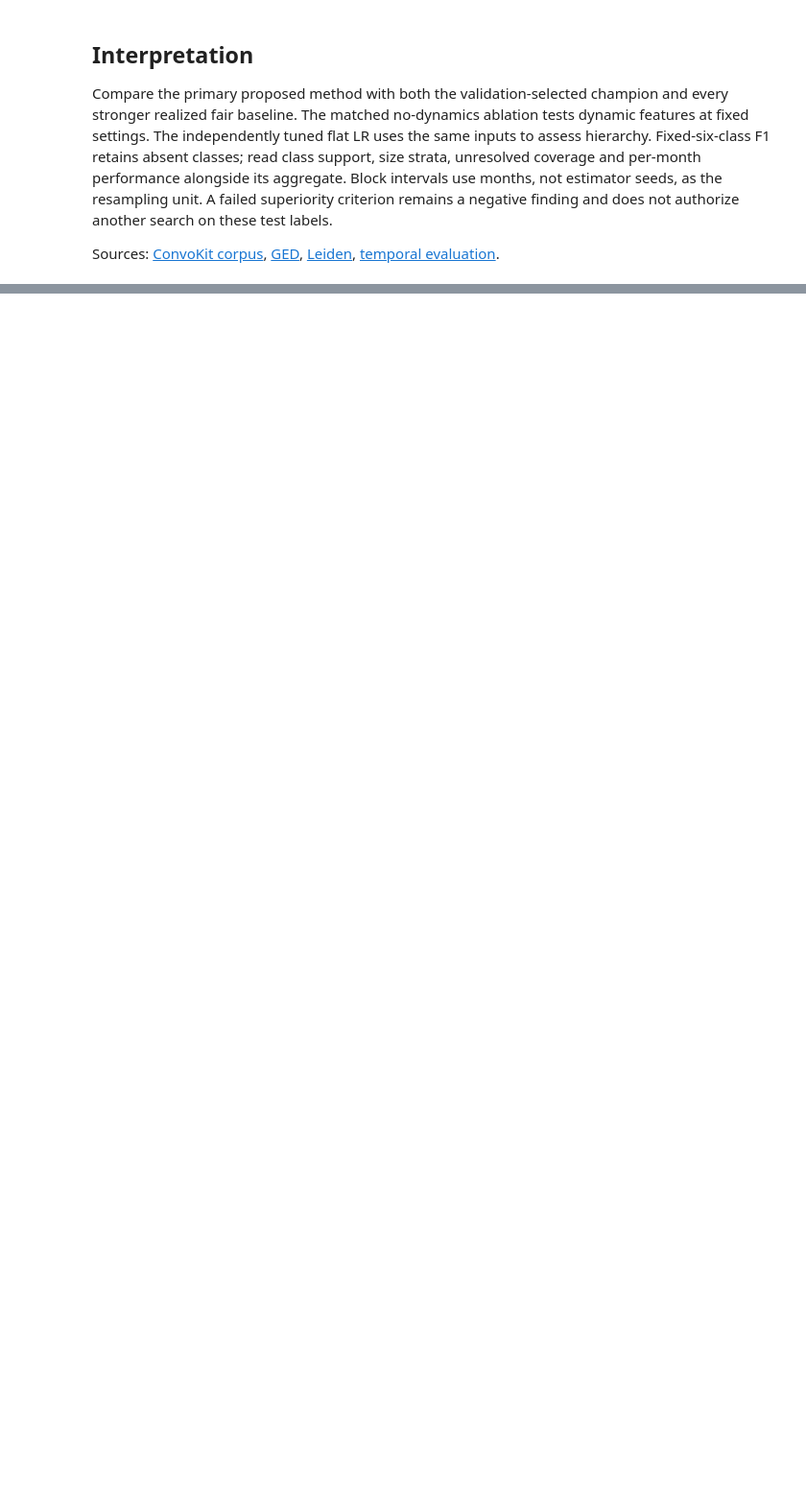
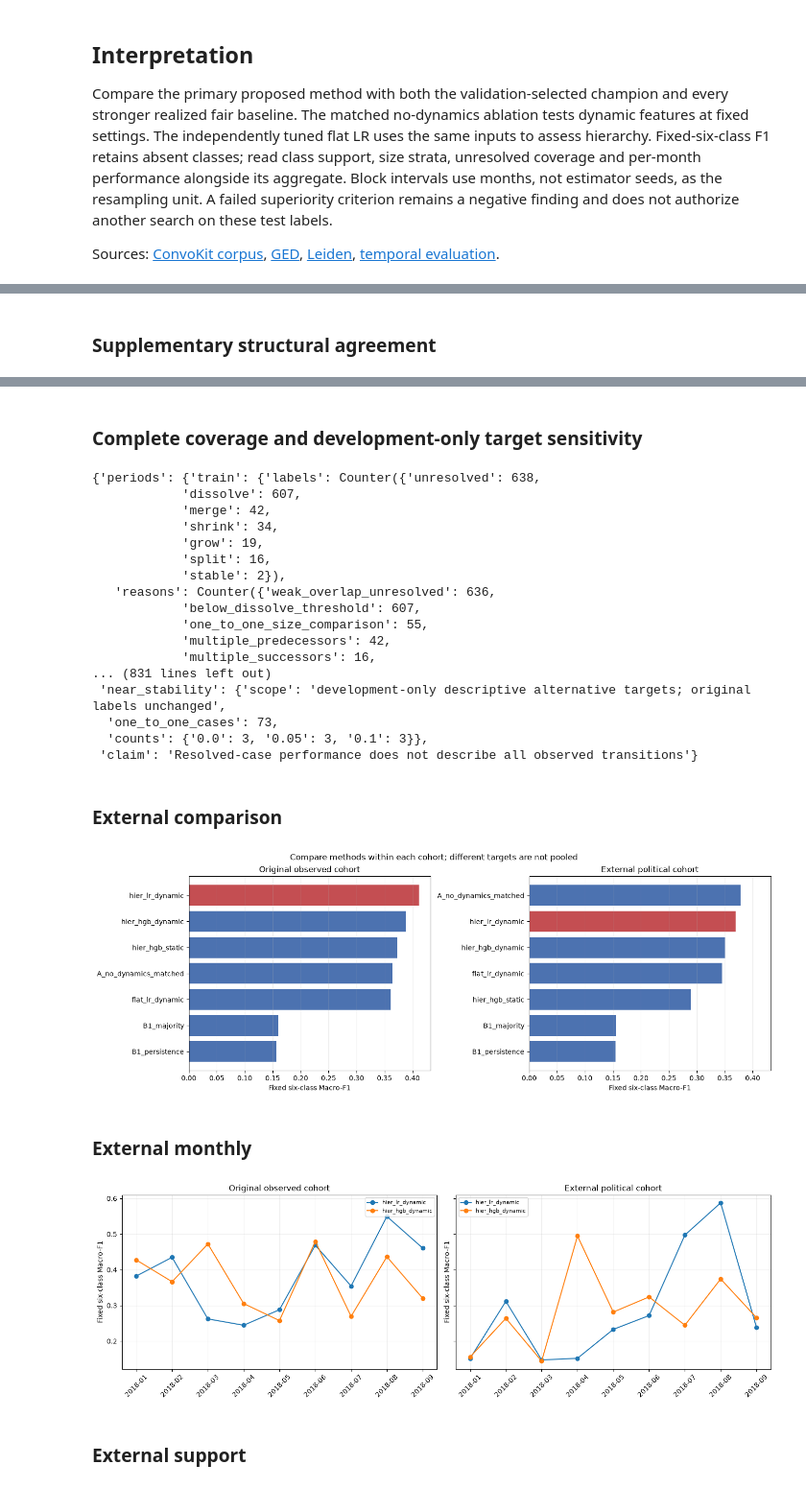
Before and after one commit to TamNgx179/reddit-community-evolution, a Jupyter notebook: notebooks/core/05_temporal_activity_study.ipynb, the cells around one changed output, grey strips where cells are left out. Shown at 96% size. Drawn from its saved outputs; the diff is of its cells as text; code cells hidden in the pictures; blank space fills up the shorter version.

```diff
--- a/notebooks/core/05_temporal_activity_study.ipynb
+++ b/notebooks/core/05_temporal_activity_study.ipynb
@@ -161,0 +174,22 @@ Sources: [ConvoKit corpus](https://convokit.cornell.edu/documentation/subreddit.
+# %%
+# Verify actual predictions and source-bound review summaries before display.
+from reddit_sna.reporting.confirmation import read_confirmation, confirmation_figures
+confirmation = read_confirmation(
+    run, project / "artifacts/confirmation/political-cohort-001",
+    project / "artifacts/validation/review-panel-001")
+external = confirmation["confirmation"]["evaluation"]
+display(Markdown("### Fixed external comparison"))
+display({key: external[key] for key in ("mean_macro_f1", "delta_vs_champion",
+    "delta_vs_strongest", "intervals", "superiority")})
+# Report aggregation only: never display private case identities or judgments.
+display(Markdown("### Supplementary structural agreement"))
+display({period: {key: values[key] for key in
+    ("cases", "reviewer_type", "raw_agreement", "cohen_kappa", "human_review")}
+    for period, values in confirmation["reviews"].items()})
+display(Markdown("### Complete coverage and development-only target sensitivity"))
+display(confirmation["coverage"])
+for name, figure in confirmation_figures(confirmation).items():
+    display(Markdown(f"### External {name}"))
+    display(figure)
+    plt.close(figure)
+# %% [output]
@@ -161,0 +212 @@ Sources: [ConvoKit corpus](https://convokit.cornell.edu/documentation/subreddit.
+### Supplementary structural agreement
@@ -161,0 +223,23 @@ Sources: [ConvoKit corpus](https://convokit.cornell.edu/documentation/subreddit.
+### Complete coverage and development-only target sensitivity
+{'periods': {'train': {'labels': Counter({'unresolved': 638,
+            'dissolve': 607,
+            'merge': 42,
+            'shrink': 34,
+            'grow': 19,
+            'split': 16,
+            'stable': 2}),
+   'reasons': Counter({'weak_overlap_unresolved': 636,
+            'below_dissolve_threshold': 607,
+            'one_to_one_size_comparison': 55,
+            'multiple_predecessors': 42,
+            'multiple_successors': 16,
+... (831 lines left out)
+ 'near_stability': {'scope': 'development-only descriptive alternative targets; original labels unchanged',
+  'one_to_one_cases': 73,
+  'counts': {'0.0': 3, '0.05': 3, '0.1': 3}},
+ 'claim': 'Resolved-case performance does not describe all observed transitions'}
+### External comparison
+[figure, added]
+### External monthly
+[figure, added]
+### External support
```
Also changed, not shown: parts of 7 cells of this notebook, 46 other files.
